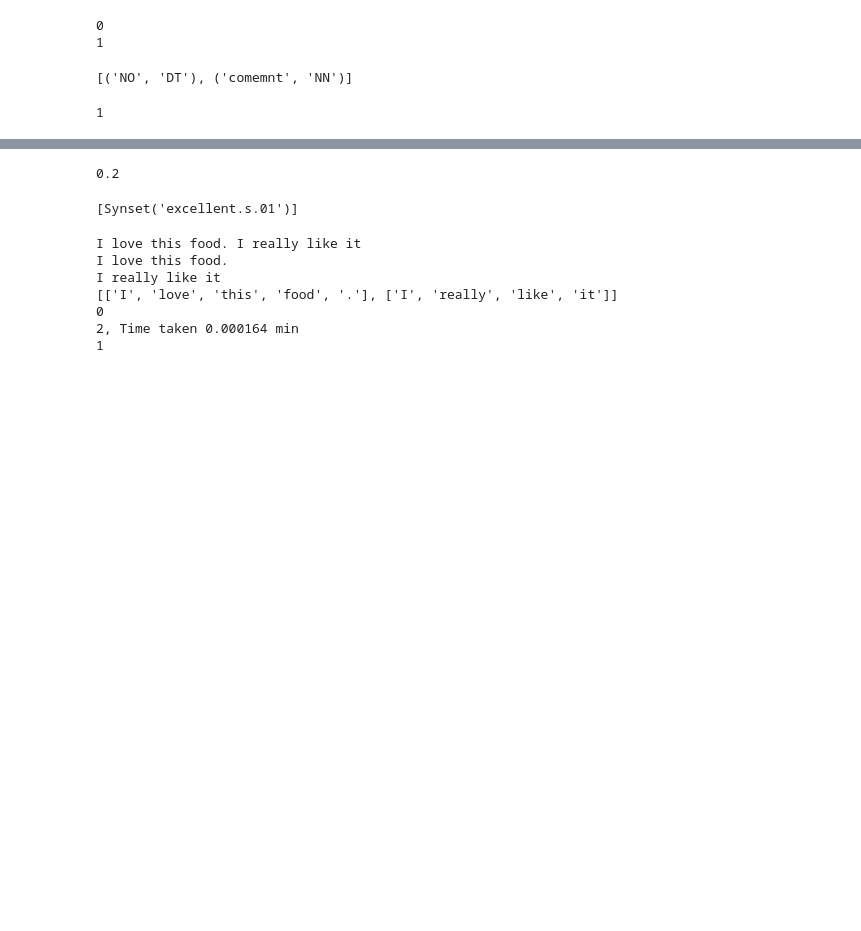
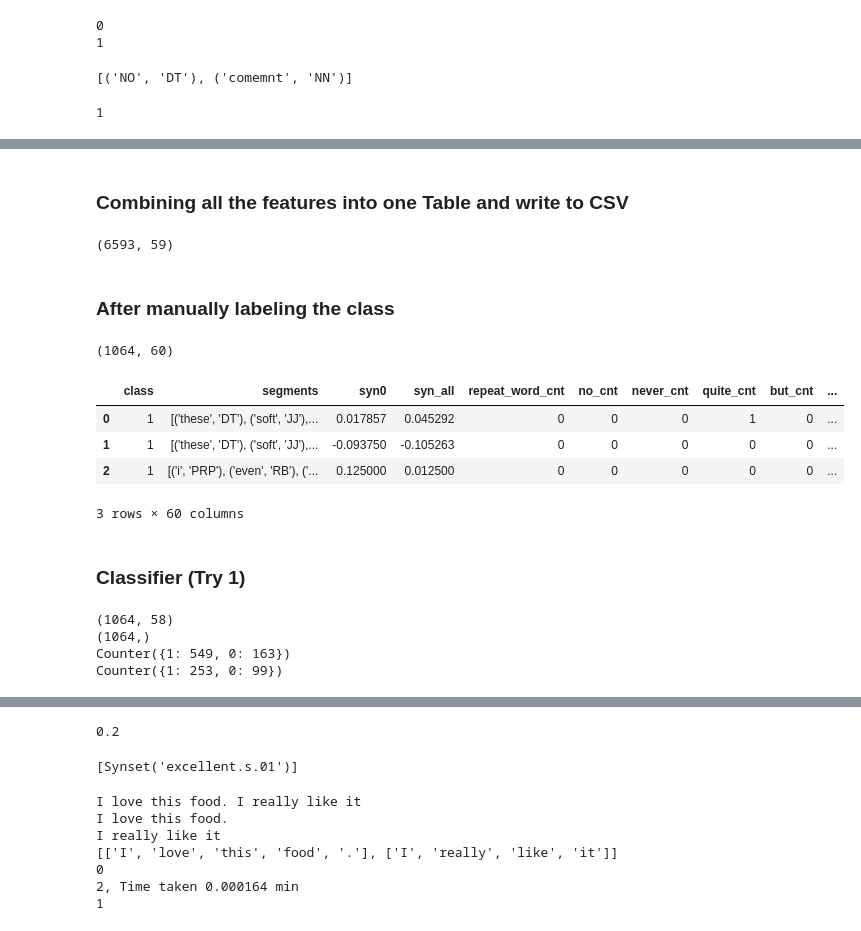
Before and after one commit to kyloop/CSC_594_AI_NLP, a Jupyter notebook: CSC594_code_final-Copy2.ipynb, the cells around one changed output, grey strips where cells are left out. Drawn from its saved outputs; the diff is of its cells as text; code cells hidden in the pictures; blank space fills up the shorter version.

```diff
--- a/CSC594_code_final-Copy2.ipynb
+++ b/CSC594_code_final-Copy2.ipynb
@@ -1051,0 +1287,2 @@ SyntaxError: invalid syntax (<ipython-input-260-0b527b83d2d8>, line 101)
+# %% [markdown]
+### Combining all the features into one Table and write to CSV
@@ -1051,0 +1410,19 @@ SyntaxError: invalid syntax (<ipython-input-260-0b527b83d2d8>, line 101)
+# %%
+df_train.shape
+# %% [output]
+(6593, 59)
+# %% [markdown]
+### After manually labeling the class
+# %%
+df_train= pd.read_csv("train1.csv", index_col=False)
+print(df_train.shape)
+df_train.head(3)
+# %% [output]
+(1064, 60)
+|  | class | segments | syn0 | syn_all | repeat_word_cnt | no_cnt | never_cnt | quite_cnt | but_cnt | ... |
+| 0 | 1 | [('these', 'DT'), ('soft', 'JJ'),... | 0.017857 | 0.045292 | 0 | 0 | 0 | 1 | 0 | ... |
+| 1 | 1 | [('these', 'DT'), ('soft', 'JJ'),... | -0.093750 | -0.105263 | 0 | 0 | 0 | 0 | 0 | ... |
+| 2 | 1 | [('i', 'PRP'), ('even', 'RB'), ('... | 0.125000 | 0.012500 | 0 | 0 | 0 | 0 | 0 | ... |
+3 rows × 60 columns
+# %% [markdown]
+### Classifier (Try 1)
@@ -1051,0 +1436,15 @@ SyntaxError: invalid syntax (<ipython-input-260-0b527b83d2d8>, line 101)
+# %%
+Y = np.array(df_train["class"])
+X = np.array(df_train.iloc[:,2:])
+print(X.shape)
+print(Y.shape)
+
+x_train, x_test, y_train, y_test = train_test_split(X, Y, test_size=0.33, random_state=1)
+
+print(Counter(y_train))
+print(Counter(y_test))
+# %% [output]
+(1064, 58)
+(1064,)
+Counter({1: 549, 0: 163})
+Counter({1: 253, 0: 99})
```
Also changed, not shown: parts of 34 cells of this notebook.
